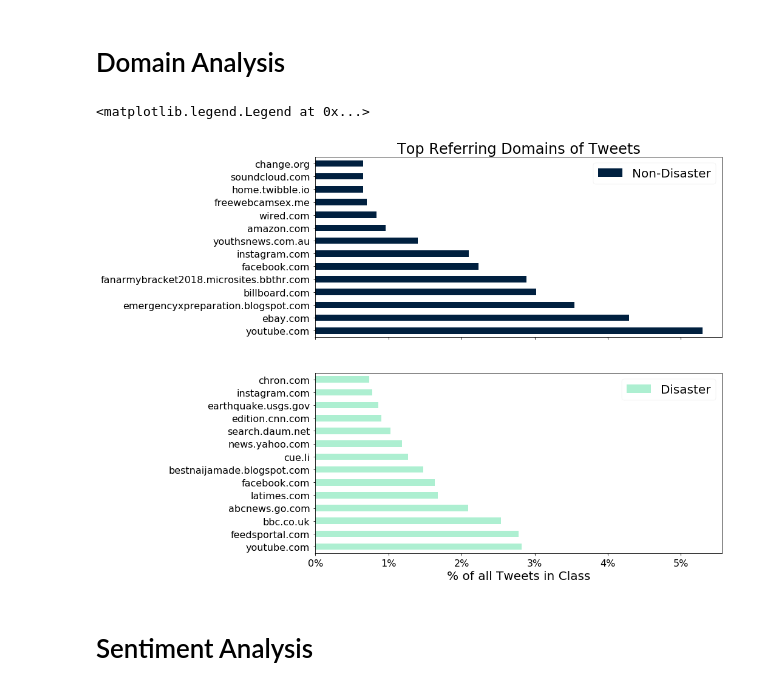
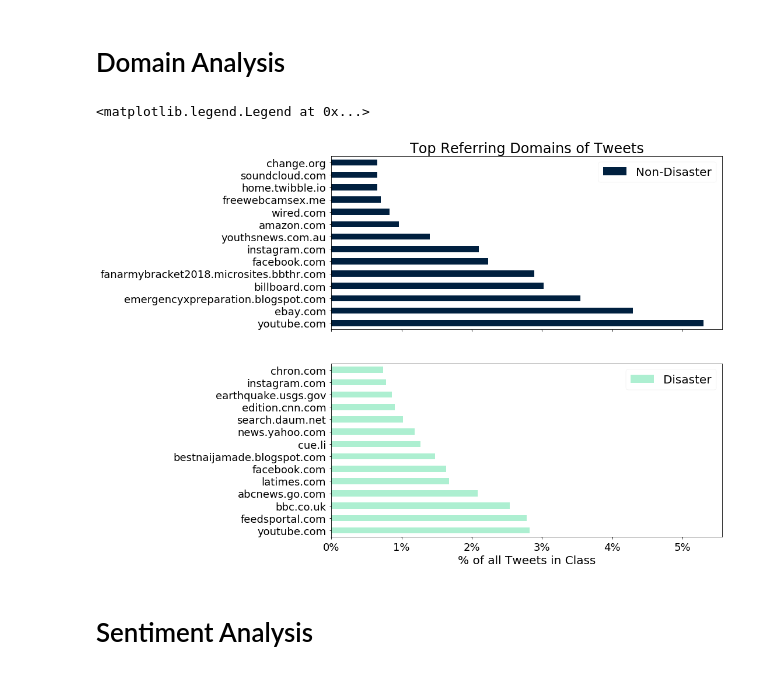
Before and after one commit to vegarab/aml-twitter-fakeornot, a Jupyter notebook: notebooks/quantitative-stats.ipynb, the cells around one changed output. Saved outputs shown, nothing was run; the diff lists cells and outputs as text; code cells hidden in the pictures.

Commit message:
increase font size domain chart

```diff
--- a/notebooks/quantitative-stats.ipynb
+++ b/notebooks/quantitative-stats.ipynb
@@ -450,29 +450,29 @@ merged = pd.merge(rd2, url_data[['url', 'domain']], left_on='twitter_urls', righ
 # %%
 fig8, ax = plt.subplots(2,1, figsize=(12,12), sharex=True)
 
 the_0s = merged['domain'][merged['target']==0]
 the_1s = merged['domain'][merged['target']==1]
 
 (the_0s.value_counts() / the_0s.count()).iloc[1:15].plot(kind='barh', color=COLOR_0, ax=ax[0], label='Non-Disaster')
 (the_1s.value_counts() / the_1s.count()).iloc[1:15].plot(kind='barh', color=COLOR_1, ax=ax[1], label='Disaster')
 
 ax[0].set_title('Top Referring Domains of Tweets', fontsize=TITLE_SIZE)
 #ax[1].set_title('Top Referring Domains of Tweets', fontsize=TITLE_SIZE)
 
 ax[0].get_xaxis().set_major_formatter(
     FuncFormatter(lambda x, p: format(f'{int(100*x)}%')))
 ax[1].get_xaxis().set_major_formatter(
     FuncFormatter(lambda x, p: format(f'{int(100*x)}%')))
-ax[0].tick_params(labelsize=TICK_SIZE)
-ax[1].tick_params(labelsize=TICK_SIZE)
+ax[0].tick_params(labelsize=TICK_SIZE+2)
+ax[1].tick_params(labelsize=TICK_SIZE+2)
 
 ax[1].set_xlabel('% of all Tweets in Class', fontsize=SUBTITLE_SIZE)
 
 ax[0].legend(fontsize=SUBTITLE_SIZE)
 ax[1].legend(fontsize=SUBTITLE_SIZE)
 # %% [output]
 <matplotlib.legend.Legend at 0x...>
-[figure, old version]
+[figure, new version]
 # %% [markdown]
 # Sentiment Analysis
 # %%
```
